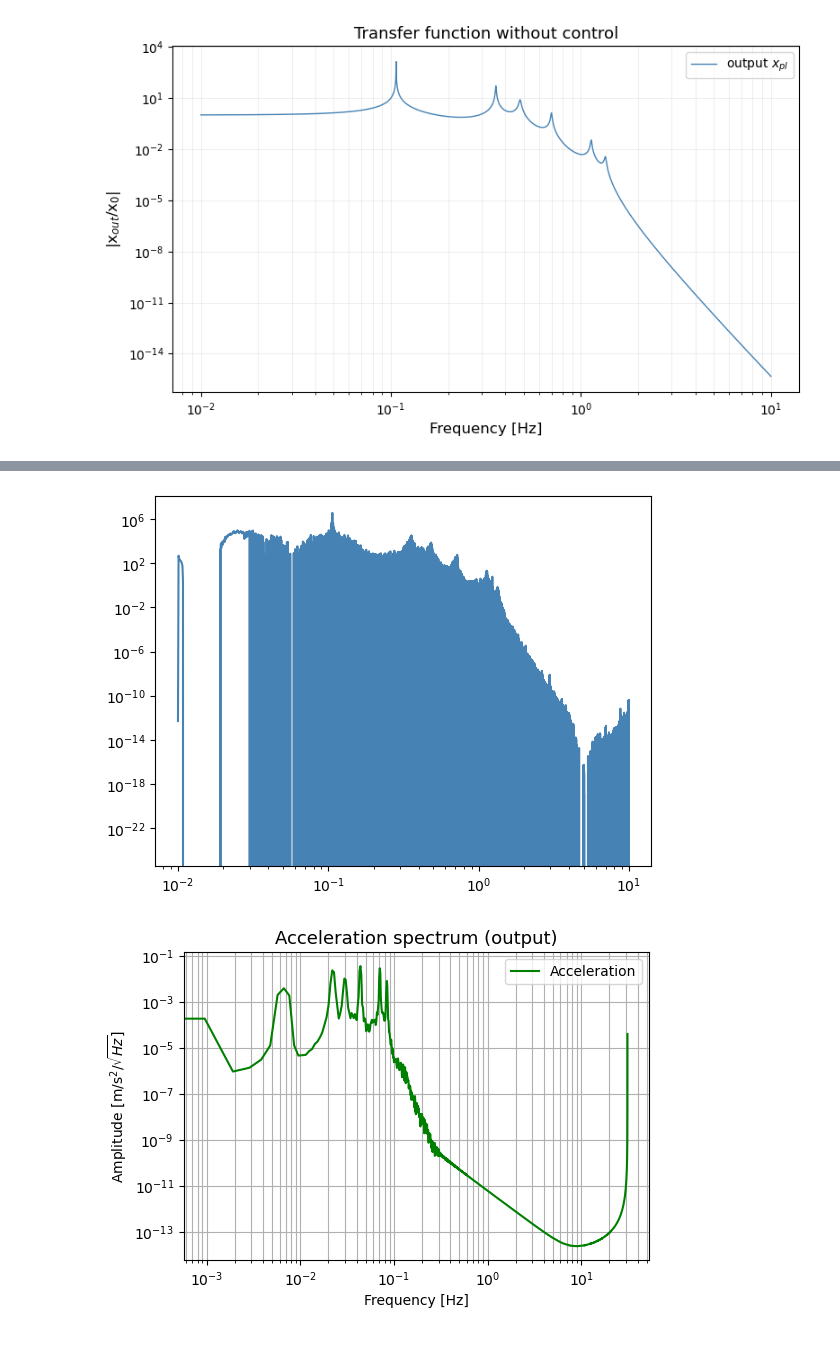
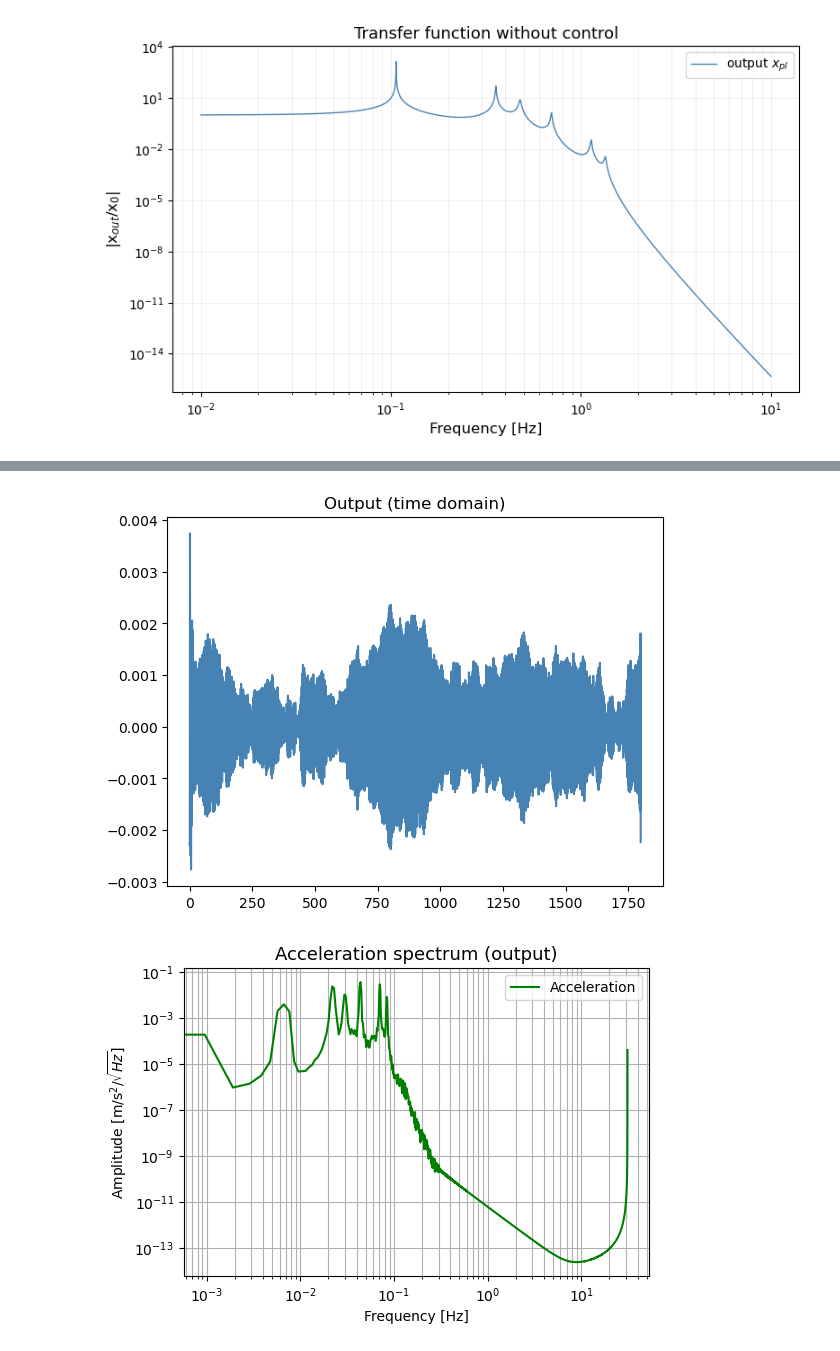
Before and after one commit to letiziapa/sa_v, a Jupyter notebook: first_trial.ipynb, the cells around one changed output, grey strips where cells are left out. Drawn from its saved outputs; the diff is of its cells as text; code cells hidden in the pictures.

Commit message:
plot of the transfer function (to be fixed)

```diff
--- a/first_trial.ipynb
+++ b/first_trial.ipynb
@@ -97,13 +97,15 @@ plt.show()
 ftransform = np.fft.fft(seism)
 
 #multiply the FT by 2 pi f
-frequencies = np.fft.fftfreq(len(seism), d = dt)
+frequencies = np.fft.fftfreq(len(seism), d = 1/62.5)
 
 X_f = np.zeros_like(ftransform, dtype=complex) #create an array of zeros with the same shape as V
 nonzero = frequencies != 0 #boolean mask: true if freq is not zero
 #for all non-zero frequencies, divide the FT by 2 pi f the take the IFT to get the displacement
 X_f[nonzero] = ftransform[nonzero] / (1j * 2 * np.pi * frequencies[nonzero])
 zt = np.fft.ifft(X_f)
+
+
 
 #multiply the FT by 2 pi f then take the IFT to get the acceleration
 acc = ftransform * (frequencies * 2 * np.pi * 1j)
@@ -320,11 +336,18 @@ xf_out = H[5]*xf_in.real
+# %%
+output = H[5][1:]*X_f[nonzero]
+# %%
+#xt_out = np.fft.ifft(xf_out)
+xt_out = np.fft.ifft(output)*1e-6
 # %%
 #plt.scatter(freq, xf_out.real, s = 0.1)
-plt.plot(freq, xf_out.real, color='steelblue', label='output $x_{pl}$')
-plt.yscale('log')
-plt.xscale('log')
+#plt.plot(tt, np.real(xt_out), color='steelblue', label='output $x_{pl}$')
+plt.plot(np.linspace(0,T,len(xt_out)), np.real(xt_out), color='steelblue', label='output $x_{pl}$')
+plt.title('Output (time domain)')
+# plt.yscale('log')
+# plt.xscale('log')
 plt.show()
 # %% [output]
-[figure, old version]
+[figure, new version]
 # %%
 #compute acceleration from output v6
 v6_FT = np.fft.fft(v6)
```
Also changed, not shown: parts of 6 cells of this notebook.
